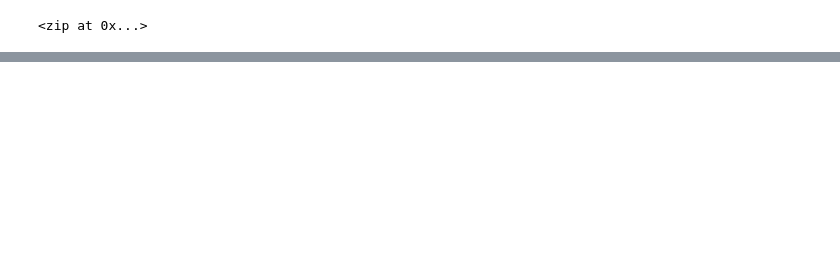
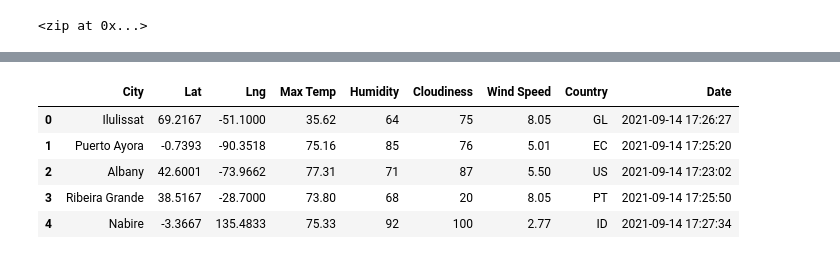
Before and after one commit to enj657/World_Weather_Analysis, a Jupyter notebook: WeatherPy.ipynb, the cells around one changed output, grey strips where cells are left out. Saved outputs shown, nothing was run; the diff lists cells and outputs as text; code cells hidden in the pictures; blank space fills up the shorter version.

```diff
--- a/WeatherPy.ipynb
+++ b/WeatherPy.ipynb
@@ -32,0 +127,11 @@ len(cities)
+# %%
+# Convert the array of dictionaries to a Pandas DataFrame.
+city_data_df = pd.DataFrame(city_data)
+city_data_df.head()
+# %% [output]
+|  | City | Lat | Lng | Max Temp | Humidity | Cloudiness | Wind Speed | Country | Date |
+| 0 | Ilulissat | 69.2167 | -51.1000 | 35.62 | 64 | 75 | 8.05 | GL | 2021-09-14 17:26:27 |
+| 1 | Puerto Ayora | -0.7393 | -90.3518 | 75.16 | 85 | 76 | 5.01 | EC | 2021-09-14 17:25:20 |
+| 2 | Albany | 42.6001 | -73.9662 | 77.31 | 71 | 87 | 5.50 | US | 2021-09-14 17:23:02 |
+| 3 | Ribeira Grande | 38.5167 | -28.7000 | 73.80 | 68 | 20 | 8.05 | PT | 2021-09-14 17:25:50 |
+| 4 | Nabire | -3.3667 | 135.4833 | 75.33 | 92 | 100 | 2.77 | ID | 2021-09-14 17:27:34 |
```
Also changed, not shown: parts of 8 cells of this notebook, 1 other file.
